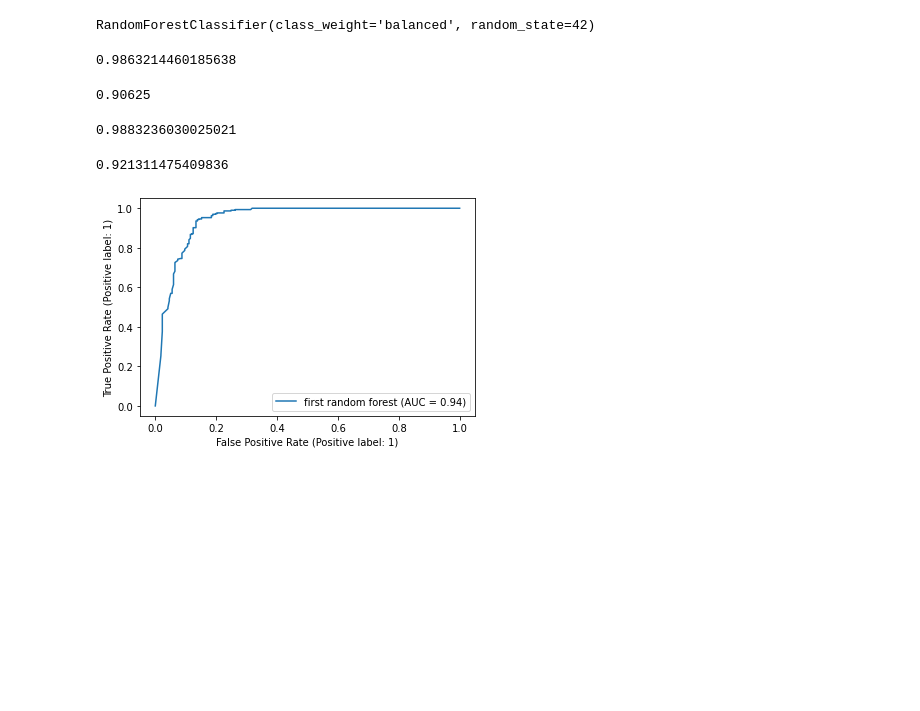
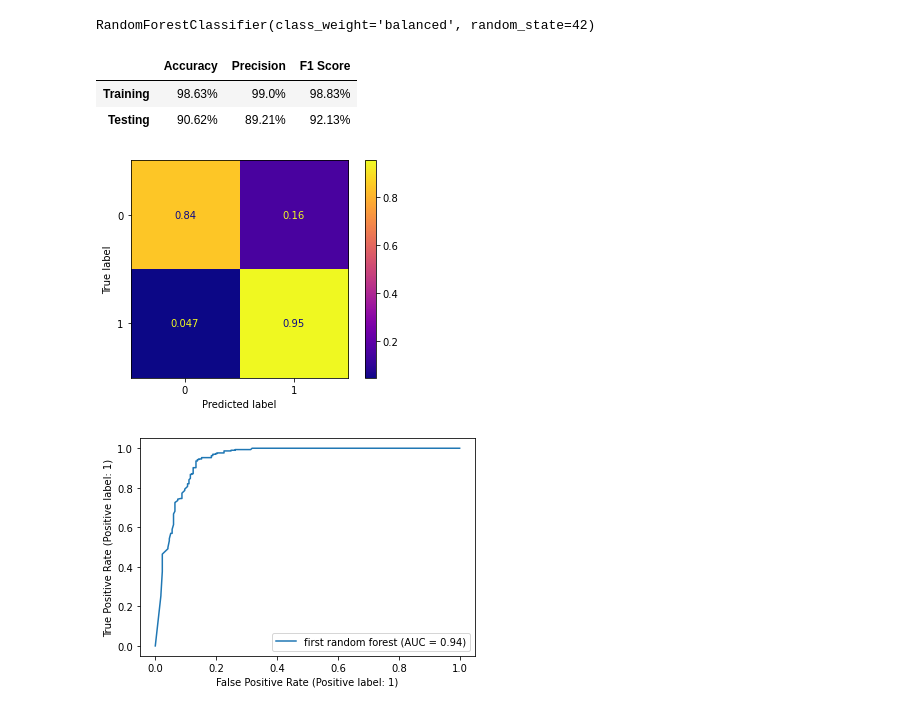
Before and after one commit to brooke57/TKR_FLT3_Drug_Discovery, a Jupyter notebook: Drug_Discovery_Modeling.ipynb, the cells around one changed output. Drawn from its saved outputs; the diff is of its cells as text; code cells hidden in the pictures; blank space fills up the shorter version.

```diff
--- a/Drug_Discovery_Modeling.ipynb
+++ b/Drug_Discovery_Modeling.ipynb
@@ -141,19 +225,10 @@ y_te_preds = first_ran.predict(X_te)
-# %%
-accuracy_score(y_tr, y_tr_preds )
-# %% [output]
-0.9863214460185638
-# %%
-accuracy_score(y_te, y_te_preds)
-# %% [output]
-0.90625
-# %%
-f1_score(y_tr, y_tr_preds)
-# %% [output]
-0.9883236030025021
-# %%
-f1_score(y_te, y_te_preds)
-# %% [output]
-0.921311475409836
+# %%
+evaluate(first_ran, X_tr, y_tr, X_te, y_te)
+# %% [output]
+|  | Accuracy | Precision | F1 Score |
+| Training | 98.63% | 99.0% | 98.83% |
+| Testing | 90.62% | 89.21% | 92.13% |
+[figure, added]
 # %%
 plot_roc_curve(first_ran, X_te, y_te, name='first random forest');
 # %% [output]
```
Also changed, not shown: parts of 24 cells of this notebook.
